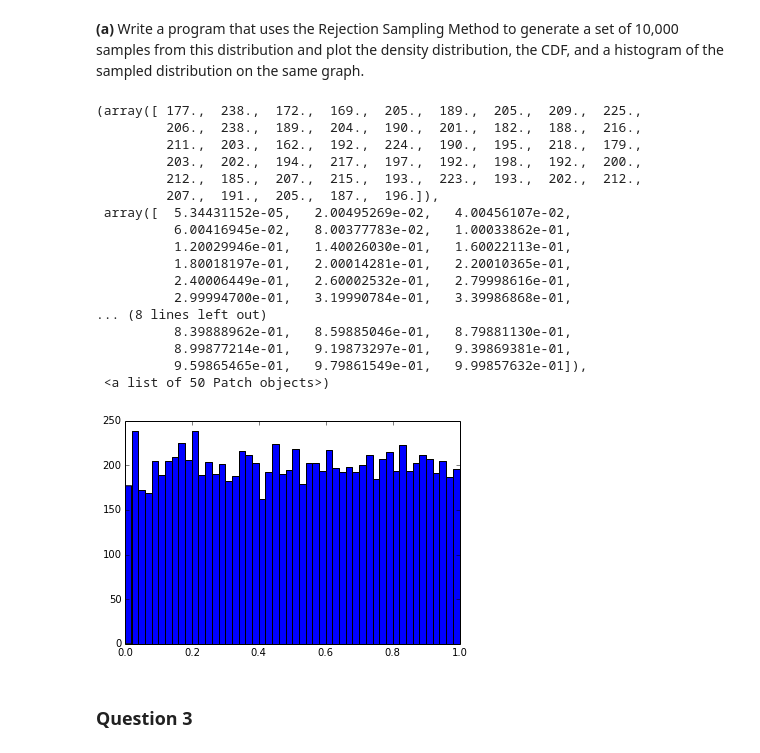
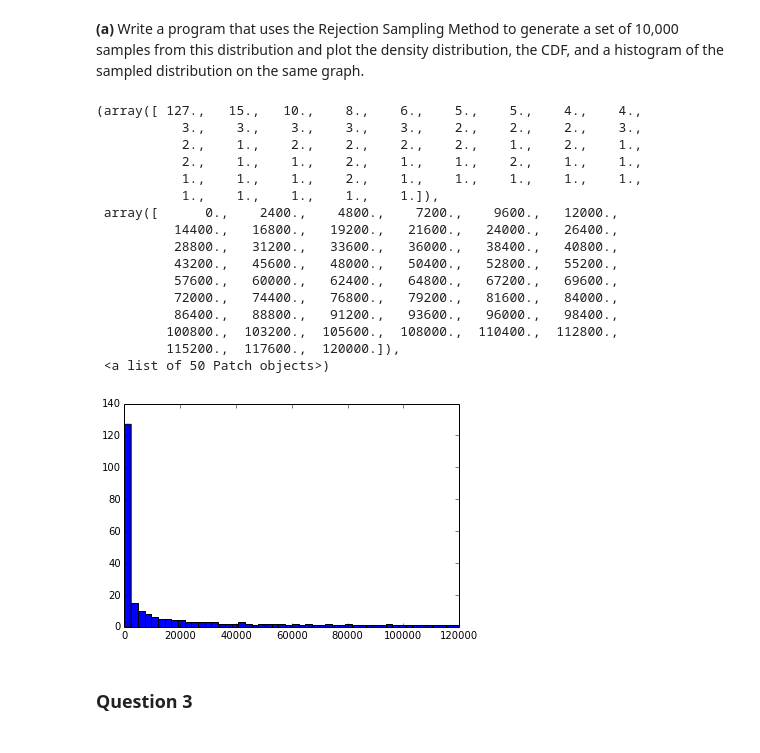
Before and after one commit to kmcombs/PHYS202-S14, a Jupyter notebook: SciPy/RandomandMCExercises.ipynb, the cells around one changed output. Saved outputs shown, nothing was run; the diff lists cells and outputs as text; code cells hidden in the pictures.

```diff
--- a/SciPy/RandomandMCExercises.ipynb
+++ b/SciPy/RandomandMCExercises.ipynb
@@ -70,32 +60,31 @@ x location = 0.5
 # %%
 f = lambda x: 60*(x**3)*(1- x)**2
 xmin = 0.
 xmax = 1.
-ymin = 0.
-ymax = 2.0736
+
 N = 10000
 samples_x = xmin +(xmax-xmin)*np.random.random_sample(N);
-samples_y = ymin +(ymax-ymin)*np.random.random_sample(N);
-plt.hist(samples_x, 50)
+
+samplex = f(x)
+plt.hist(samplex, 50)
 # %% [output]
-(array([ 177.,  238.,  172.,  169.,  205.,  189.,  205.,  209.,  225.,
-         206.,  238.,  189.,  204.,  190.,  201.,  182.,  188.,  216.,
-         211.,  203.,  162.,  192.,  224.,  190.,  195.,  218.,  179.,
-         203.,  202.,  194.,  217.,  197.,  192.,  198.,  192.,  200.,
-         212.,  185.,  207.,  215.,  193.,  223.,  193.,  202.,  212.,
-         207.,  191.,  205.,  187.,  196.]),
- array([  5.34431152e-05,   2.00495269e-02,   4.00456107e-02,
-          6.00416945e-02,   8.00377783e-02,   1.00033862e-01,
-          1.20029946e-01,   1.40026030e-01,   1.60022113e-01,
-          1.80018197e-01,   2.00014281e-01,   2.20010365e-01,
-          2.40006449e-01,   2.60002532e-01,   2.79998616e-01,
-          2.99994700e-01,   3.19990784e-01,   3.39986868e-01,
-... (8 lines left out)
-          8.39888962e-01,   8.59885046e-01,   8.79881130e-01,
-          8.99877214e-01,   9.19873297e-01,   9.39869381e-01,
-          9.59865465e-01,   9.79861549e-01,   9.99857632e-01]),
+(array([ 127.,   15.,   10.,    8.,    6.,    5.,    5.,    4.,    4.,
+           3.,    3.,    3.,    3.,    3.,    2.,    2.,    2.,    3.,
+           2.,    1.,    2.,    2.,    2.,    2.,    1.,    2.,    1.,
+           2.,    1.,    1.,    2.,    1.,    1.,    2.,    1.,    1.,
+           1.,    1.,    1.,    2.,    1.,    1.,    1.,    1.,    1.,
+           1.,    1.,    1.,    1.,    1.]),
+ array([      0.,    2400.,    4800.,    7200.,    9600.,   12000.,
+          14400.,   16800.,   19200.,   21600.,   24000.,   26400.,
+          28800.,   31200.,   33600.,   36000.,   38400.,   40800.,
+          43200.,   45600.,   48000.,   50400.,   52800.,   55200.,
+          57600.,   60000.,   62400.,   64800.,   67200.,   69600.,
+          72000.,   74400.,   76800.,   79200.,   81600.,   84000.,
+          86400.,   88800.,   91200.,   93600.,   96000.,   98400.,
+         100800.,  103200.,  105600.,  108000.,  110400.,  112800.,
+         115200.,  117600.,  120000.]),
  <a list of 50 Patch objects>)
-[figure, old version]
+[figure, new version]
 # %% [markdown]
 ### Question 3
 # %% [markdown]
```
Also changed, not shown: parts of 3 cells of this notebook.
